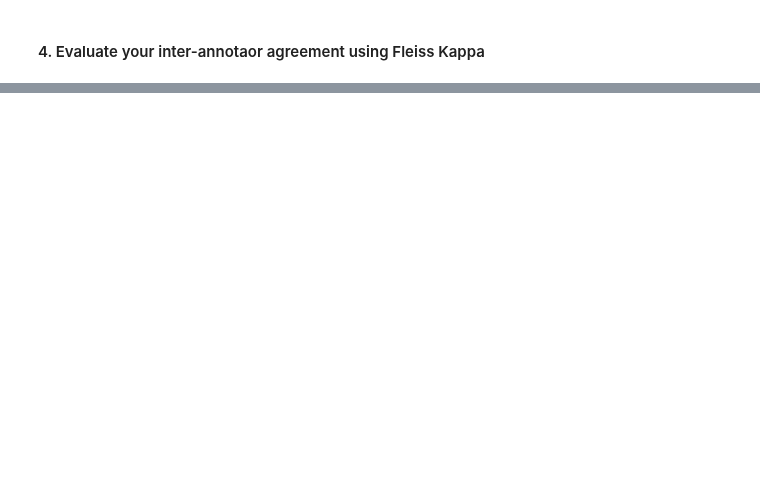
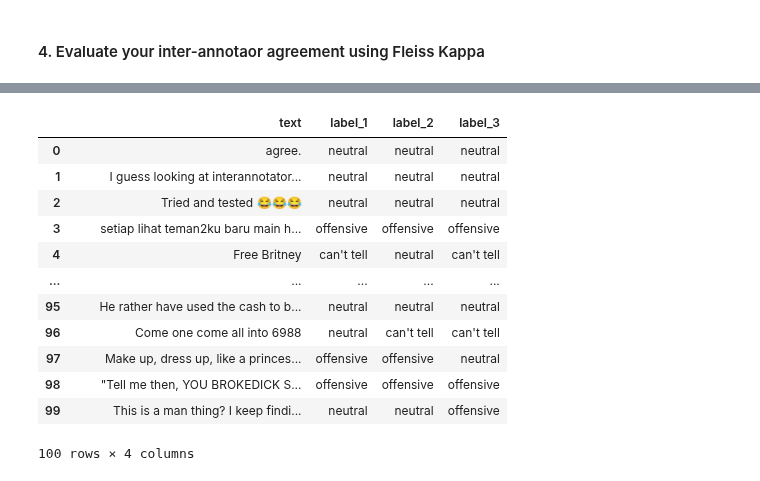
Before and after one commit to QuentinFISCH/nlp1-lab2, a Jupyter notebook: lab08/lab08.ipynb, the cells around one changed output, grey strips where cells are left out. Cells and saved outputs as stored; diff of their text form; code cells hidden in the pictures; blank space fills up the shorter version.

```diff
--- a/lab08/lab08.ipynb
+++ b/lab08/lab08.ipynb
@@ -562 +579,20 @@ df
+# %%
+df_annotated = pd.concat([df_annotated_1, df_annotated_2, df_annotated_3], axis=1)
+df_annotated.columns = ["text", "label_1", "text_2", "label_2", "text_3", "label_3"]
+df_annotated.drop(columns=["text_2", "text_3"], axis=1, inplace=True)
+df_annotated
+# %% [output]
+|  | text | label_1 | label_2 | label_3 |
+| 0 | agree. | neutral | neutral | neutral |
+| 1 | I guess looking at interannotator... | neutral | neutral | neutral |
+| 2 | Tried and tested 😂😂😂 | neutral | neutral | neutral |
+| 3 | setiap lihat teman2ku baru main h... | offensive | offensive | offensive |
+| 4 | Free Britney | can't tell | neutral | can't tell |
+| ... | ... | ... | ... | ... |
+| 95 | He rather have used the cash to b... | neutral | neutral | neutral |
+| 96 | Come one come all into 6988 | neutral | can't tell | can't tell |
+| 97 | Make up, dress up, like a princes... | offensive | offensive | neutral |
+| 98 | ⠀⠀⠀"Tell me then, YOU BROKEDICK S... | offensive | offensive | offensive |
+| 99 | This is a man thing? I keep findi... | neutral | neutral | offensive |
+100 rows × 4 columns
 # %%
```
Also changed, not shown: parts of 15 cells of this notebook, 4 other files.
